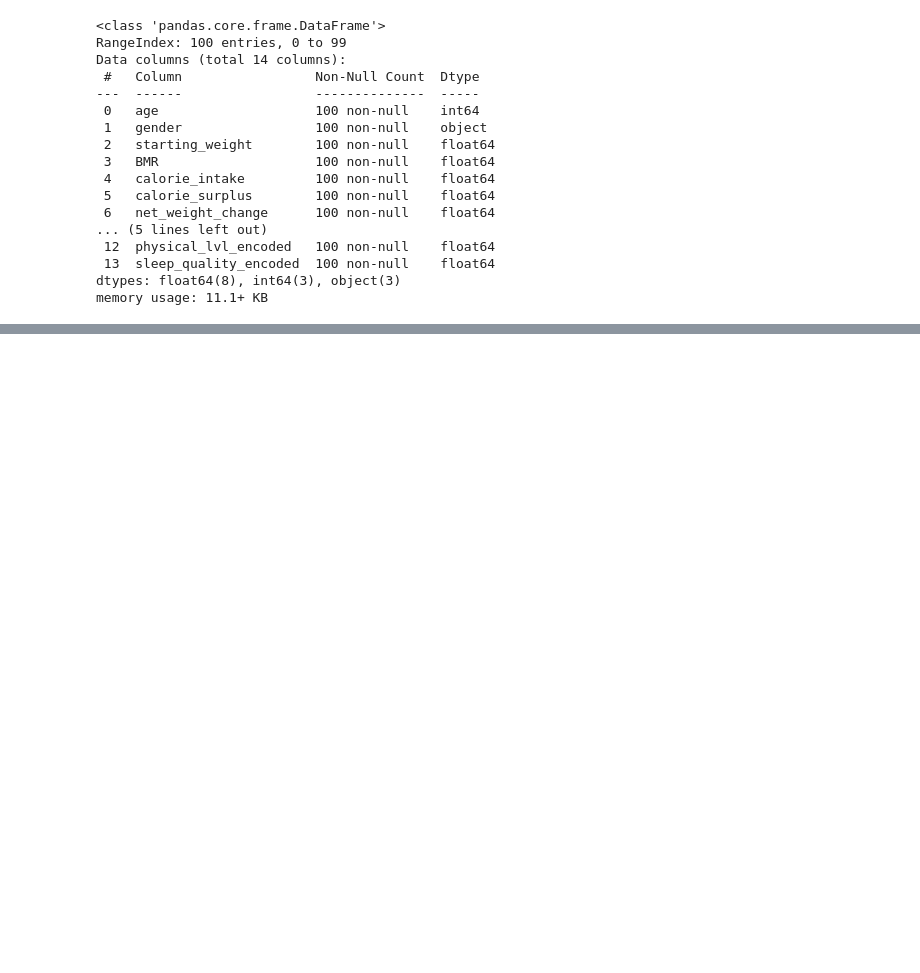
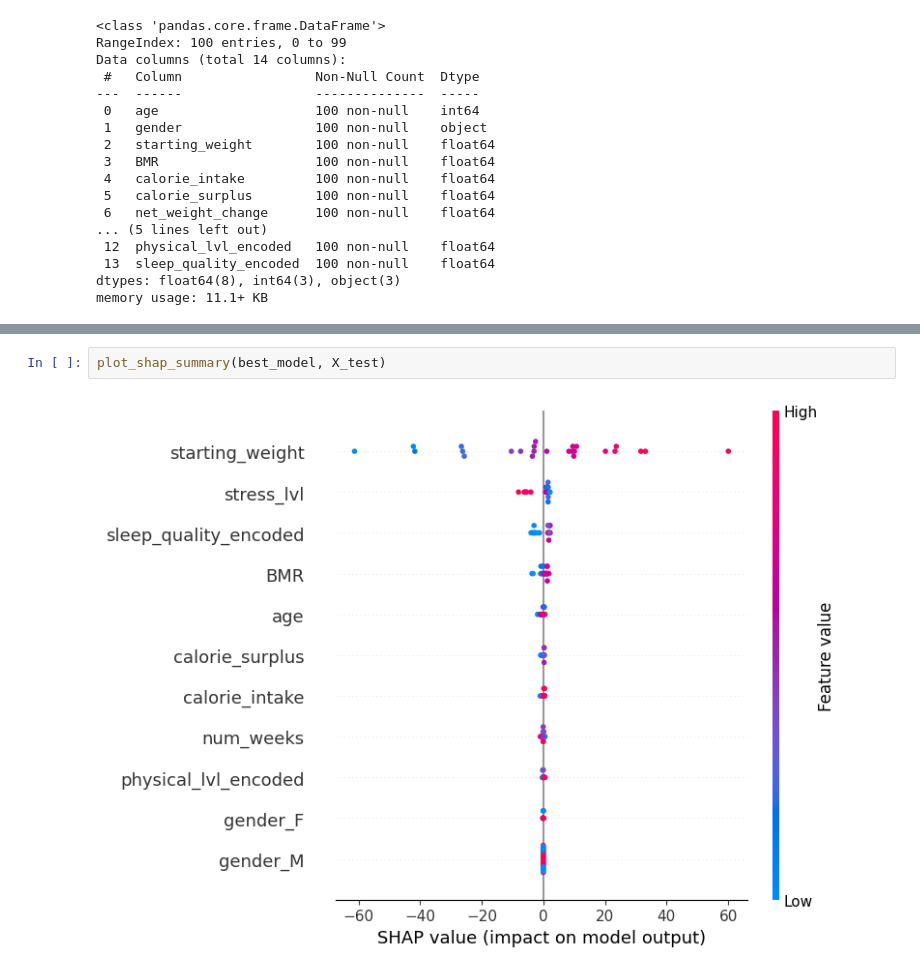
Before and after one commit to Issacalv/Weight_Prediction, a Jupyter notebook: WeightLossPrediction.ipynb, the cells around one changed output, grey strips where cells are left out. Drawn from its saved outputs; the diff is of its cells as text; blank space fills up the shorter version.

```diff
--- a/WeightLossPrediction.ipynb
+++ b/WeightLossPrediction.ipynb
@@ -346,0 +483,4 @@ memory usage: 11.1+ KB
+# %%
+plot_shap_summary(best_model, X_test)
+# %% [output]
+[figure, added]
```
Also changed, not shown: parts of 10 cells of this notebook, 1 other file.
